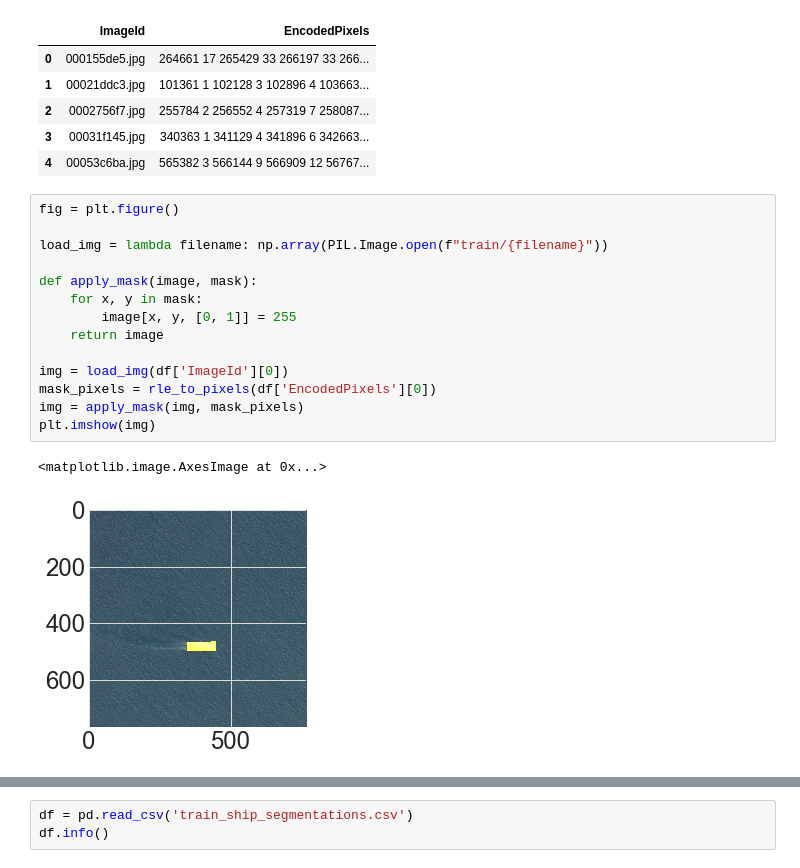
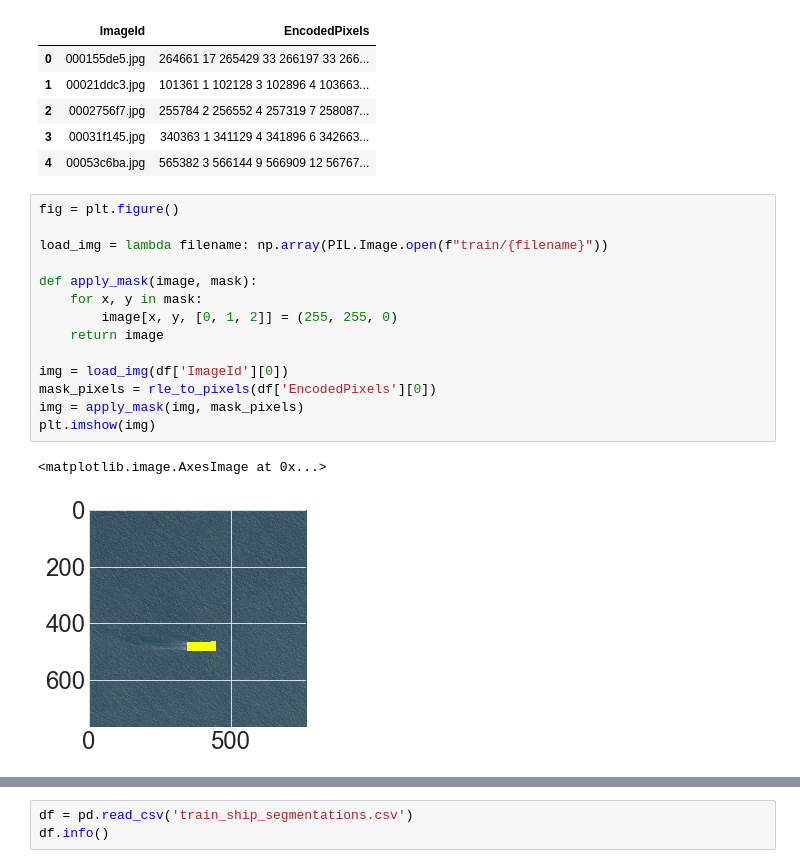
Before and after one commit to alexcampos09/Airbus-Ship-Kaggle-Competition, a Jupyter notebook: Modeling.ipynb, the cells around one changed output, grey strips where cells are left out. Cells and saved outputs as stored; diff of their text form.

```diff
--- a/Modeling.ipynb
+++ b/Modeling.ipynb
@@ -137,20 +137,20 @@ df.head()
 # %%
 fig = plt.figure()
 
 load_img = lambda filename: np.array(PIL.Image.open(f"train/{filename}"))
 
 def apply_mask(image, mask):
     for x, y in mask:
-        image[x, y, [0, 1]] = 255
+        image[x, y, [0, 1, 2]] = (255, 255, 0)
     return image
 
 img = load_img(df['ImageId'][0])
 mask_pixels = rle_to_pixels(df['EncodedPixels'][0])
 img = apply_mask(img, mask_pixels)
 plt.imshow(img)
 # %% [output]
 <matplotlib.image.AxesImage at 0x...>
-[figure, old version]
+[figure, new version]
 # %%
 w, h = 3, 3
 
```
Also changed, not shown: parts of 5 cells of this notebook, 1 other file.
